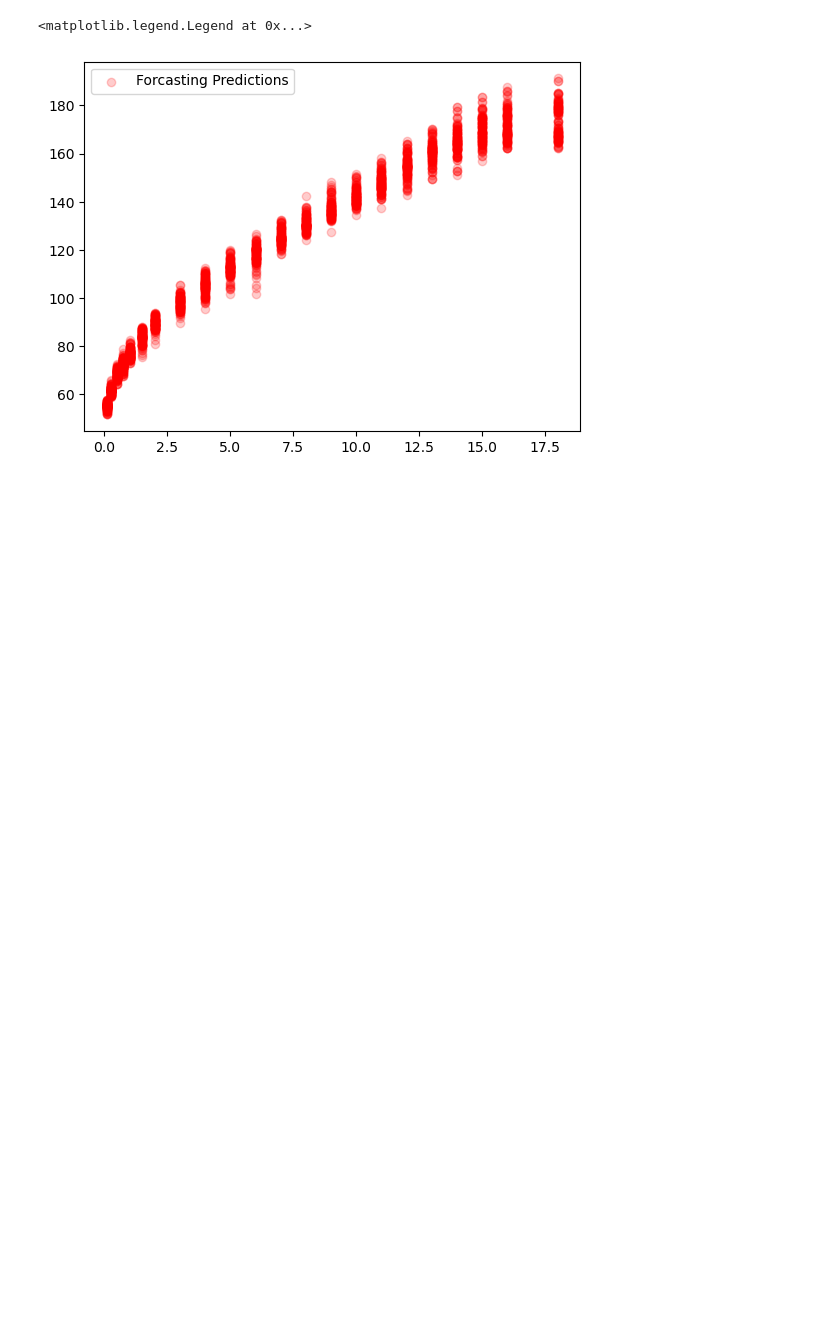
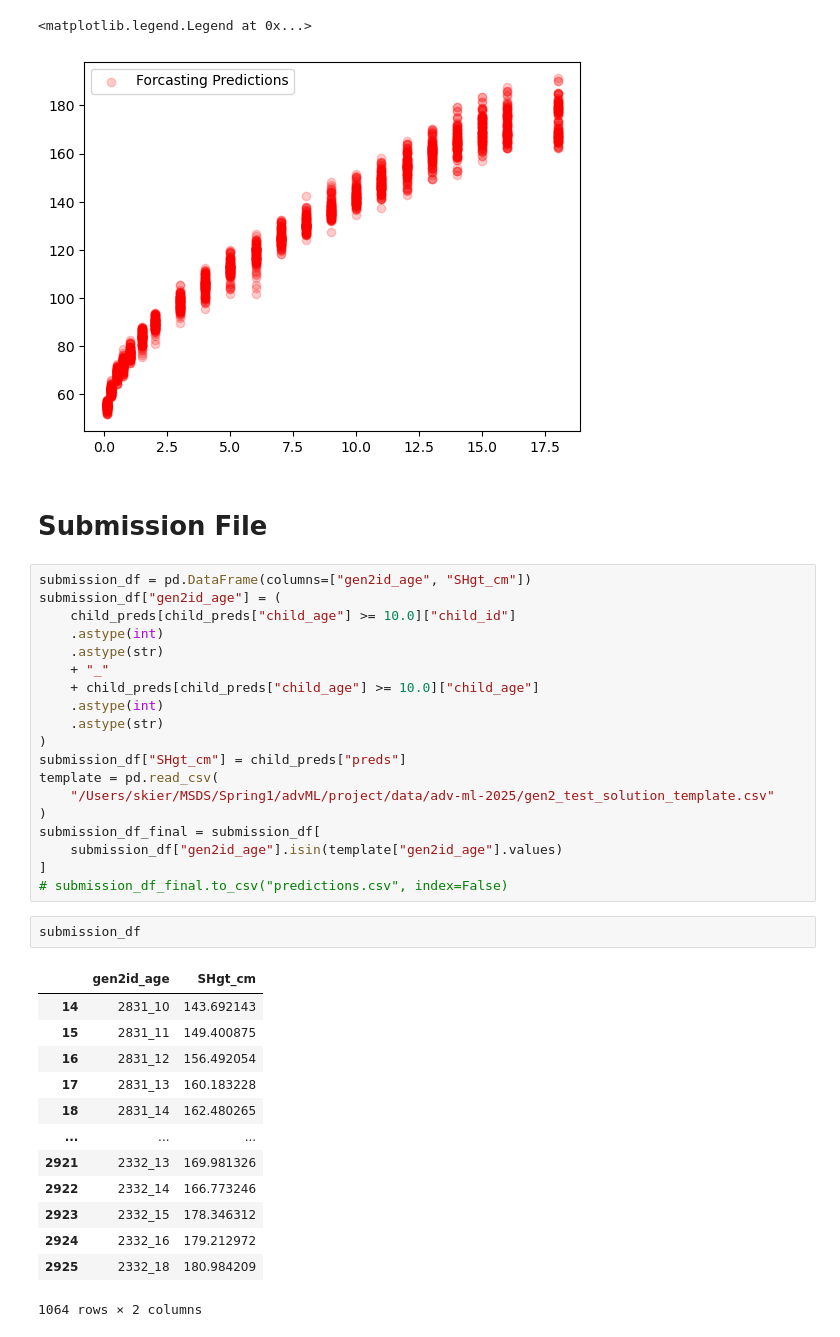
Before and after one commit to aavalose/aliens_height, a Jupyter notebook: grant_RF_imputation_testing.ipynb, the cells around one changed output. Saved outputs shown, nothing was run; the diff lists cells and outputs as text; blank space fills up the shorter version.

```diff
--- a/grant_RF_imputation_testing.ipynb
+++ b/grant_RF_imputation_testing.ipynb
@@ -734,3 +734,40 @@ plt.legend()
 # %% [output]
 <matplotlib.legend.Legend at 0x...>
 [figure]
+# %% [markdown]
+# Submission File
+# %%
+submission_df = pd.DataFrame(columns=["gen2id_age", "SHgt_cm"])
+submission_df["gen2id_age"] = (
+    child_preds[child_preds["child_age"] >= 10.0]["child_id"]
+    .astype(int)
+    .astype(str)
+    + "_"
+    + child_preds[child_preds["child_age"] >= 10.0]["child_age"]
+    .astype(int)
+    .astype(str)
+)
+submission_df["SHgt_cm"] = child_preds["preds"]
+template = pd.read_csv(
+    "/Users/skier/MSDS/Spring1/advML/project/data/adv-ml-2025/gen2_test_solution_template.csv"
+)
+submission_df_final = submission_df[
+    submission_df["gen2id_age"].isin(template["gen2id_age"].values)
+]
+# submission_df_final.to_csv("predictions.csv", index=False)
+# %%
+submission_df
+# %% [output]
+|  | gen2id_age | SHgt_cm |
+| 14 | 2831_10 | 143.692143 |
+| 15 | 2831_11 | 149.400875 |
+| 16 | 2831_12 | 156.492054 |
+| 17 | 2831_13 | 160.183228 |
+| 18 | 2831_14 | 162.480265 |
+| ... | ... | ... |
+| 2921 | 2332_13 | 169.981326 |
+| 2922 | 2332_14 | 166.773246 |
+| 2923 | 2332_15 | 178.346312 |
+| 2924 | 2332_16 | 179.212972 |
+| 2925 | 2332_18 | 180.984209 |
+1064 rows × 2 columns
```
Also changed, not shown: parts of 2 cells of this notebook.
